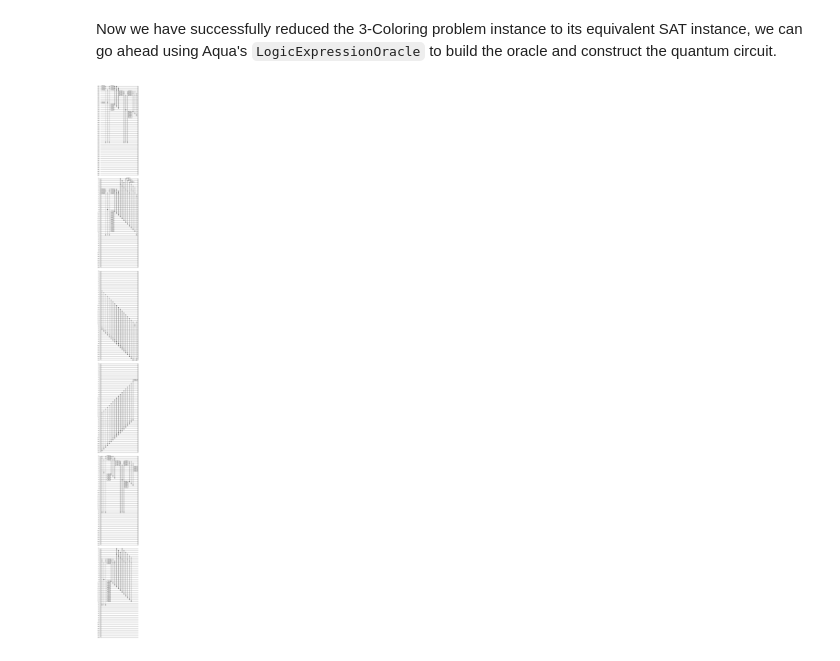
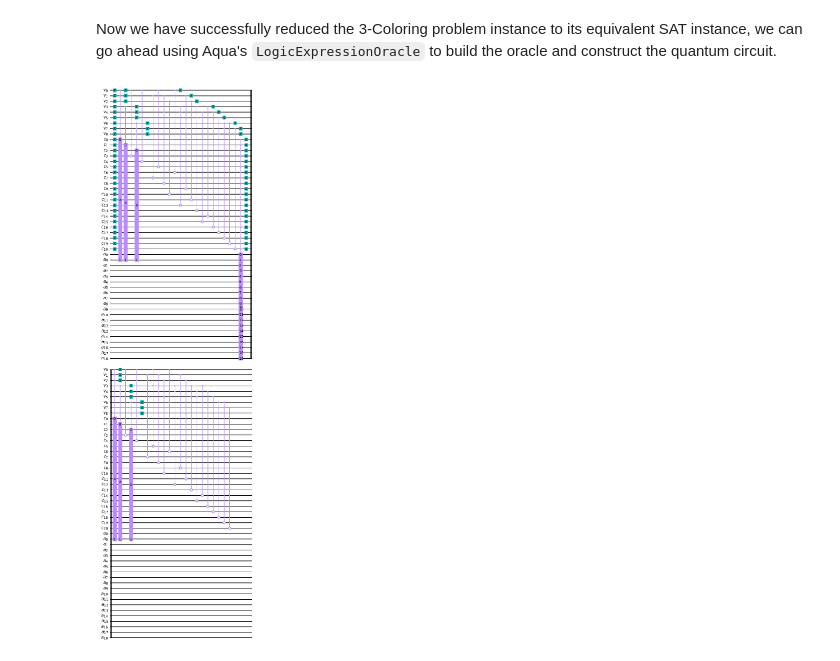
Before and after one commit to qiskit-community/qiskit-community-tutorials, a Jupyter notebook: optimization/3-Coloring Oracle via Reduction to SAT.ipynb, the cells around one changed output. Drawn from its saved outputs; the diff is of its cells as text; code cells hidden in the pictures.

Commit message:
update 3color example to aqua 0.7.0

```diff
--- a/optimization/3-Coloring Oracle via Reduction to SAT.ipynb
+++ b/optimization/3-Coloring Oracle via Reduction to SAT.ipynb
@@ -120,9 +120,9 @@ p cnf 9 21
 # %% [markdown]
 Now we have successfully reduced the 3-Coloring problem instance to its equivalent SAT instance, we can go ahead using Aqua's `LogicExpressionOracle` to build the oracle and construct the quantum circuit.
 # %%
-from qiskit.aqua.components.oracles import LogicExpressionOracle
+from qiskit.aqua.components.oracles import LogicalExpressionOracle
 
-oracle = LogicExpressionOracle(expression=sat_instance_cnf)
+oracle = LogicalExpressionOracle(expression=sat_instance_cnf)
 oracle.circuit.draw(output='mpl', scale=0.3)
 # %% [output]
-[figure, old version]
+[figure, new version]
```
Also changed, not shown: parts of 1 cell of this notebook.
